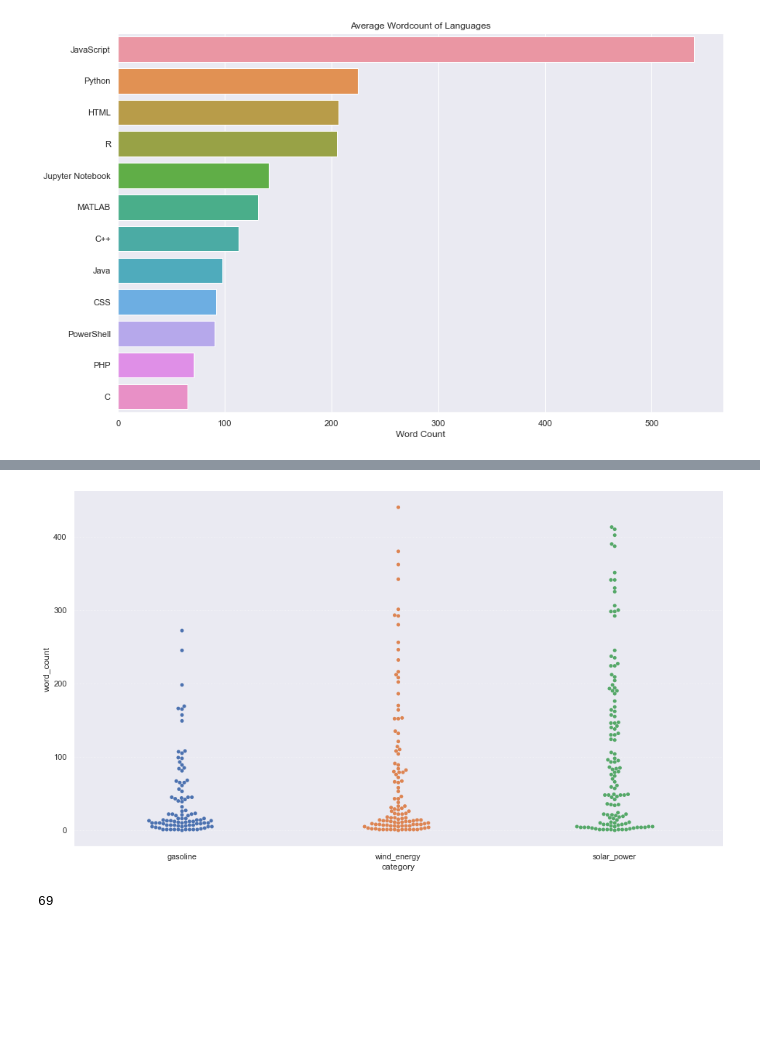
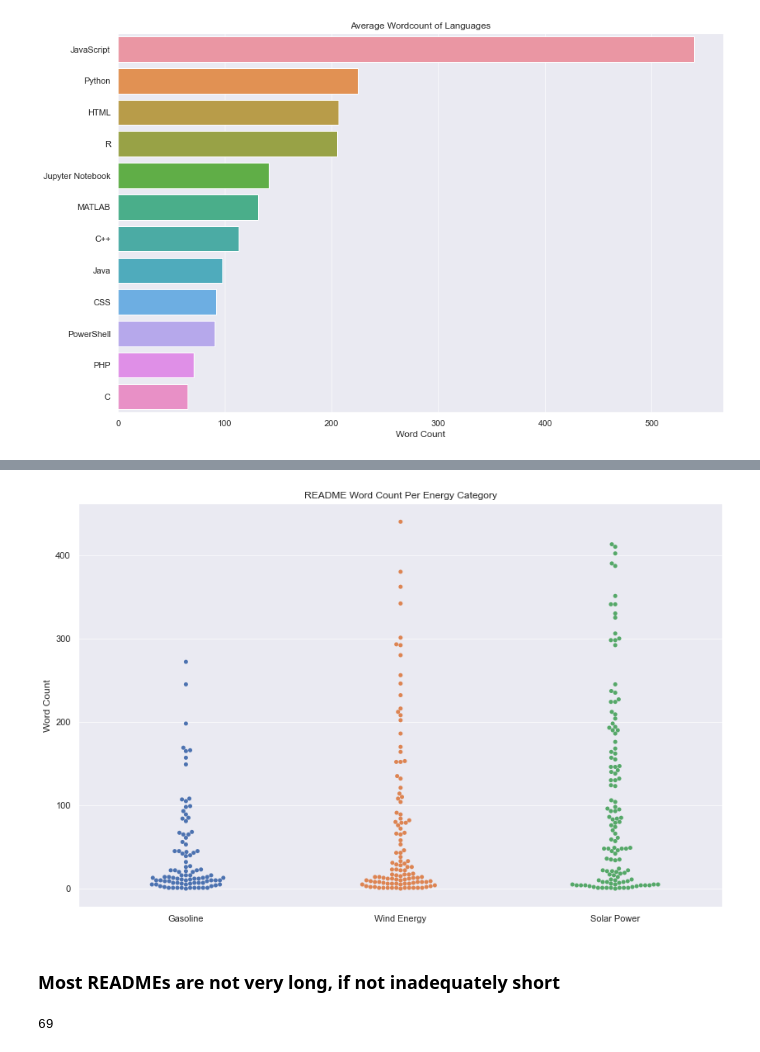
Before and after one commit to github-nlp-project/nlp-project, a Jupyter notebook: github_nlp_notebook.ipynb, the cells around one changed output, grey strips where cells are left out. Cells and saved outputs as stored; diff of their text form; code cells hidden in the pictures; blank space fills up the shorter version.

```diff
--- a/github_nlp_notebook.ipynb
+++ b/github_nlp_notebook.ipynb
@@ -99,9 +99,9 @@ df = pd.read_csv('new_repos_dict.csv')
 
 # Then we create a category for each observation
 
-df.loc[:200, 'category'] = 'gasoline'
-df.loc[200:400, 'category'] = 'wind_energy'
-df.loc[400:, 'category'] = 'solar_power'
+df.loc[:200, 'category'] = 'Gasoline'
+df.loc[200:400, 'category'] = 'Wind Energy'
+df.loc[400:, 'category'] = 'Solar Power'
 
 df.head()
 # %% [output]
@@ -338,8 +339,14 @@ df.word_count.hist()
 # %%
 # swarm plot for energy category and README word counts
-sns.swarmplot(x=df['category'], y=df[df.word_count < 500].word_count);
+sns.swarmplot(x=df['category'], y=df[df.word_count < 500].word_count)
+plt.title('README Word Count Per Energy Category')
+plt.ylabel('Word Count')
+plt.xlabel('')
+plt.show()
 # %% [output]
-[figure, old version]
+[figure, new version]
+# %% [markdown]
+### Most READMEs are not very long, if not inadequately short
 # %%
 # Do different programming languages use a different number of unique words?
 
```
Also changed, not shown: parts of 35 cells of this notebook, 1 other file.
